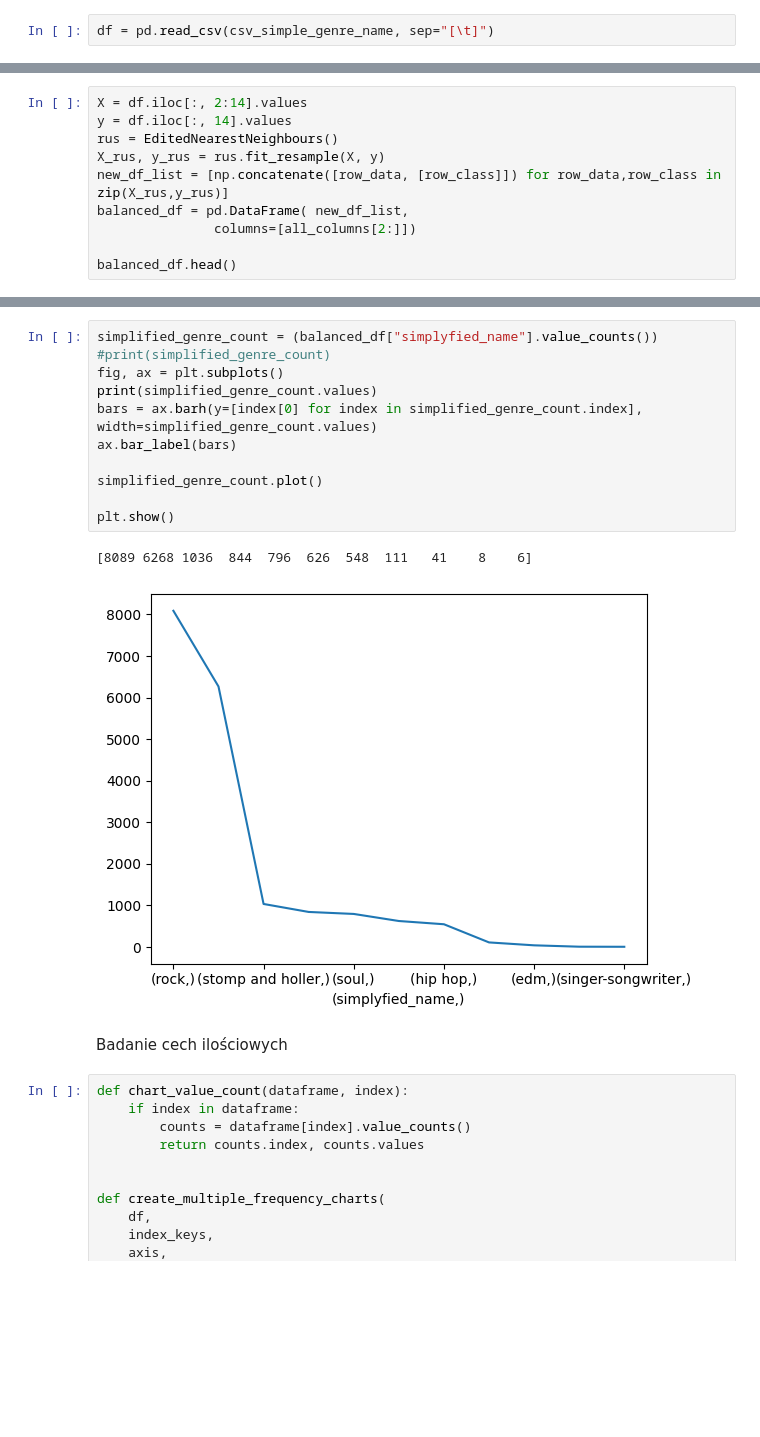
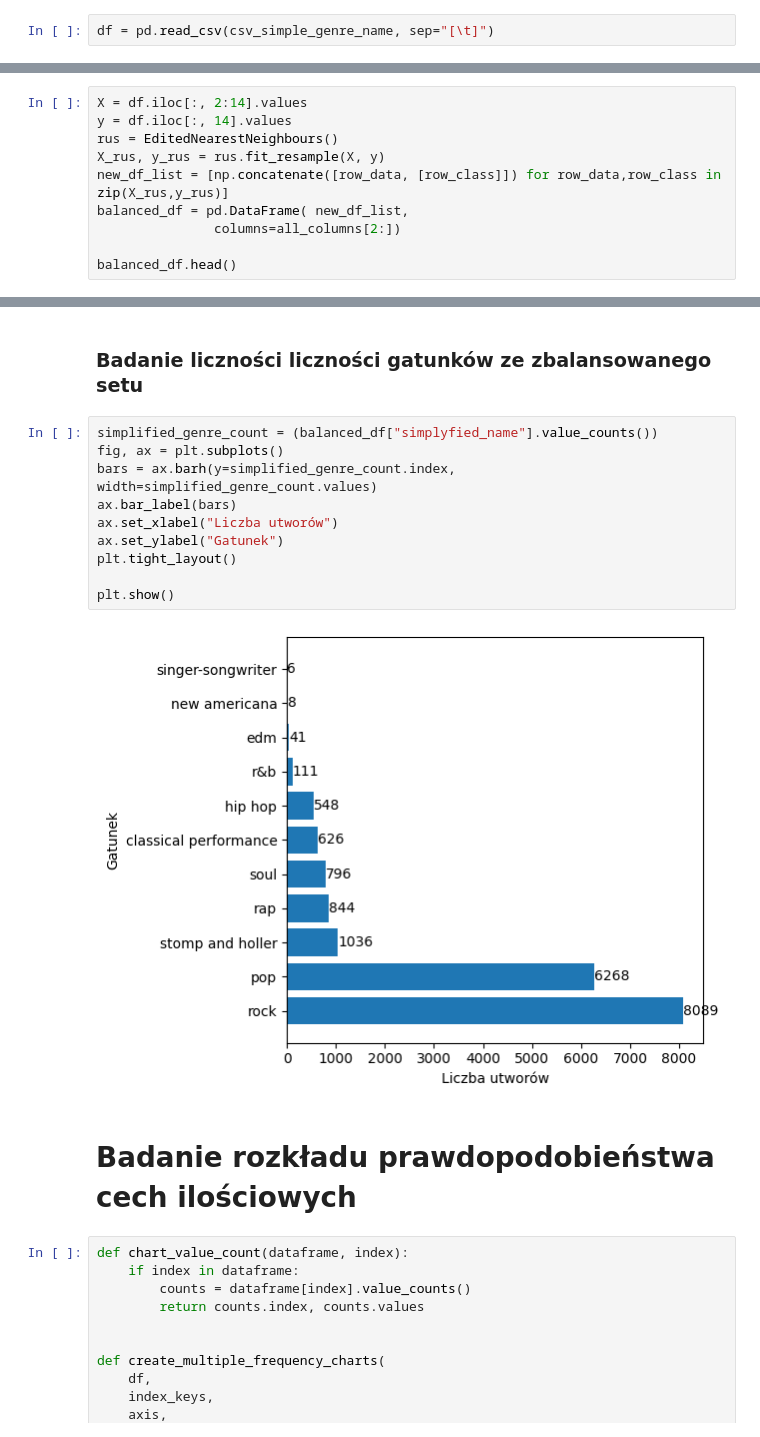
Before and after one commit to XxRoloxX/Spotler, a Jupyter notebook: exploratory_data_analysis.ipynb, the cells around one changed output, grey strips where cells are left out. Saved outputs shown, nothing was run; the diff lists cells and outputs as text; blank space fills up the shorter version.

```diff
--- a/exploratory_data_analysis.ipynb
+++ b/exploratory_data_analysis.ipynb
@@ -146,7 +159,7 @@ rus = EditedNearestNeighbours()
 X_rus, y_rus = rus.fit_resample(X, y)
 new_df_list = [np.concatenate([row_data, [row_class]]) for row_data,row_class in zip(X_rus,y_rus)]
 balanced_df = pd.DataFrame( new_df_list,
-               columns=[all_columns[2:]])
+               columns=all_columns[2:])
 
 balanced_df.head()
 # %% [output]
@@ -159,19 +195,19 @@ balanced_df.head()
+# %% [markdown]
+<h3>Badanie liczności liczności gatunków ze zbalansowanego setu</h3>
 # %%
 simplified_genre_count = (balanced_df["simplyfied_name"].value_counts())
-#print(simplified_genre_count)
 fig, ax = plt.subplots()
-print(simplified_genre_count.values)
-bars = ax.barh(y=[index[0] for index in simplified_genre_count.index], width=simplified_genre_count.values)
+bars = ax.barh(y=simplified_genre_count.index, width=simplified_genre_count.values)
 ax.bar_label(bars)
-
-simplified_genre_count.plot()
+ax.set_xlabel("Liczba utworów")
+ax.set_ylabel("Gatunek")
+plt.tight_layout()
 
 plt.show()
 # %% [output]
-[8089 6268 1036  844  796  626  548  111   41    8    6]
-[figure, old version]
+[figure, new version]
-# %% [markdown]
-Badanie cech ilościowych
+# %% [markdown]
+<h1>Badanie rozkładu prawdopodobieństwa cech ilościowych</h1>
 # %%
 def chart_value_count(dataframe, index):
     if index in dataframe:
```
Also changed, not shown: parts of 93 cells of this notebook.
